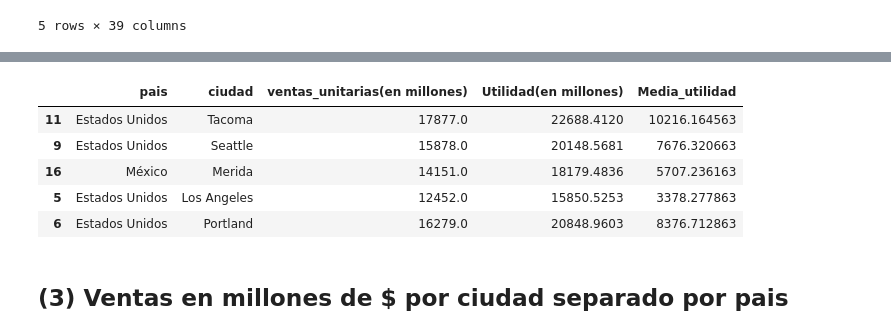
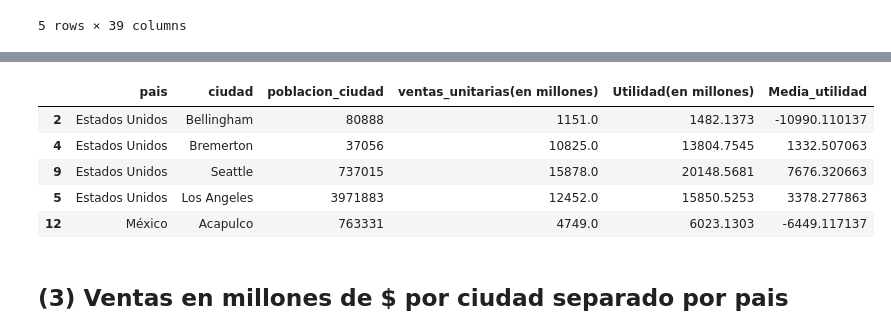
Before and after one commit to Bigote93/EscenciaDelCliente, a Jupyter notebook: EscenciaDelCliente.ipynb, the cells around one changed output, grey strips where cells are left out. Cells and saved outputs as stored; diff of their text form; code cells hidden in the pictures.

```diff
--- a/EscenciaDelCliente.ipynb
+++ b/EscenciaDelCliente.ipynb
@@ -490,6 +532,37 @@ df_tienda = df_original[[
     'floristeria'
 ]]
 
+population_city = {
+    "Salem": 152405,
+    "Tacoma": 216457,
+    "Seattle": 737015,
+    "Spokane": 220270,
+    "Los Angeles": 3971883,
+    "Beverly Hills": 34133,
+    "Portland": 653115,
+    "Bellingham": 80888,
+    "Orizaba": 150000,
+    "Merida": 920000,
+    "Hidalgo": 214685,
+    "Mexico City": 21804515,
+    "Vancouver": 2313652,
+    "Bremerton": 37056,
+    "Camacho": 100000,
+    "Guadalajara": 1542000,
+    "Acapulco": 763331,
+    "San Francisco": 873965,
+    "Victoria": 85796
+}
+
+population_country = {
+    "Estados Unidos": 331002651,  # Población estimada de Estados Unidos
+    "Canadá": 37742154,  # Población estimada de Canadá
+    "México": 128932753  # Población estimada de México
+}
+
+df_tienda['poblacion_ciudad'] = df_tienda['ciudad'].map(population_city)
+df_tienda['poblacion_pais'] = df_tienda['pais'].map(population_country)
+
 df_tienda.to_csv('/content/drive/MyDrive/Esenciadelcliente/dftienda.csv', index=False)
 
 df_tienda.sample(5)
@@ -649,30 +809,30 @@ plt.show()
 # %%
-df_rel3 = df_tienda[['pais','ciudad','ventas_tienda(en millones)','costo_tienda(en millones)','ventas_unitarias(en millones)']]
+df_rel3 = df_tienda[['pais','ciudad','ventas_tienda(en millones)','costo_tienda(en millones)','ventas_unitarias(en millones)', 'poblacion_ciudad']]
 
 #Sumar cantidad de ventas_tienda(en millones), costo_tienda(en millones) por ciudad
-ventas_tienda = df_rel3.groupby(['pais','ciudad']).sum()
+ventas_tienda = df_rel3.groupby(['pais','ciudad','poblacion_ciudad']).sum()
 
 #Creamos columna de utilidad considerando las ventas y costos
 ventas_tienda['Utilidad(en millones)'] = ventas_tienda['ventas_tienda(en millones)'] - ventas_tienda['costo_tienda(en millones)']
 
 ventas_tienda.sort_values(['pais','Utilidad(en millones)'])
 
 #Creamos columna que indique diferencia de registros con la media de sus valores
 ventas_tienda['Media_utilidad'] = ventas_tienda['Utilidad(en millones)'] - ventas_tienda['Utilidad(en millones)'].mean()
 
 ventas_tienda = ventas_tienda.reset_index()
 
 #Eliminamos las columnas de ventas y costos
 ventas_tienda = ventas_tienda.drop(['ventas_tienda(en millones)','costo_tienda(en millones)'],axis = 1)
 
 ventas_tienda.sample(5)
 # %% [output]
-|  | pais | ciudad | ventas_unitarias(en millones) | Utilidad(en millones) | Media_utilidad |
-| 11 | Estados Unidos | Tacoma | 17877.0 | 22688.4120 | 10216.164563 |
-| 9 | Estados Unidos | Seattle | 15878.0 | 20148.5681 | 7676.320663 |
-| 16 | México | Merida | 14151.0 | 18179.4836 | 5707.236163 |
-| 5 | Estados Unidos | Los Angeles | 12452.0 | 15850.5253 | 3378.277863 |
-| 6 | Estados Unidos | Portland | 16279.0 | 20848.9603 | 8376.712863 |
+|  | pais | ciudad | poblacion_ciudad | ventas_unitarias(en millones) | Utilidad(en millones) | Media_utilidad |
+| 2 | Estados Unidos | Bellingham | 80888 | 1151.0 | 1482.1373 | -10990.110137 |
+| 4 | Estados Unidos | Bremerton | 37056 | 10825.0 | 13804.7545 | 1332.507063 |
+| 9 | Estados Unidos | Seattle | 737015 | 15878.0 | 20148.5681 | 7676.320663 |
+| 5 | Estados Unidos | Los Angeles | 3971883 | 12452.0 | 15850.5253 | 3378.277863 |
+| 12 | México | Acapulco | 763331 | 4749.0 | 6023.1303 | -6449.117137 |
 # %% [markdown]
 ## (3) Ventas en millones de $ por ciudad separado por pais
 # %%
```
Also changed, not shown: parts of 16 cells of this notebook.
